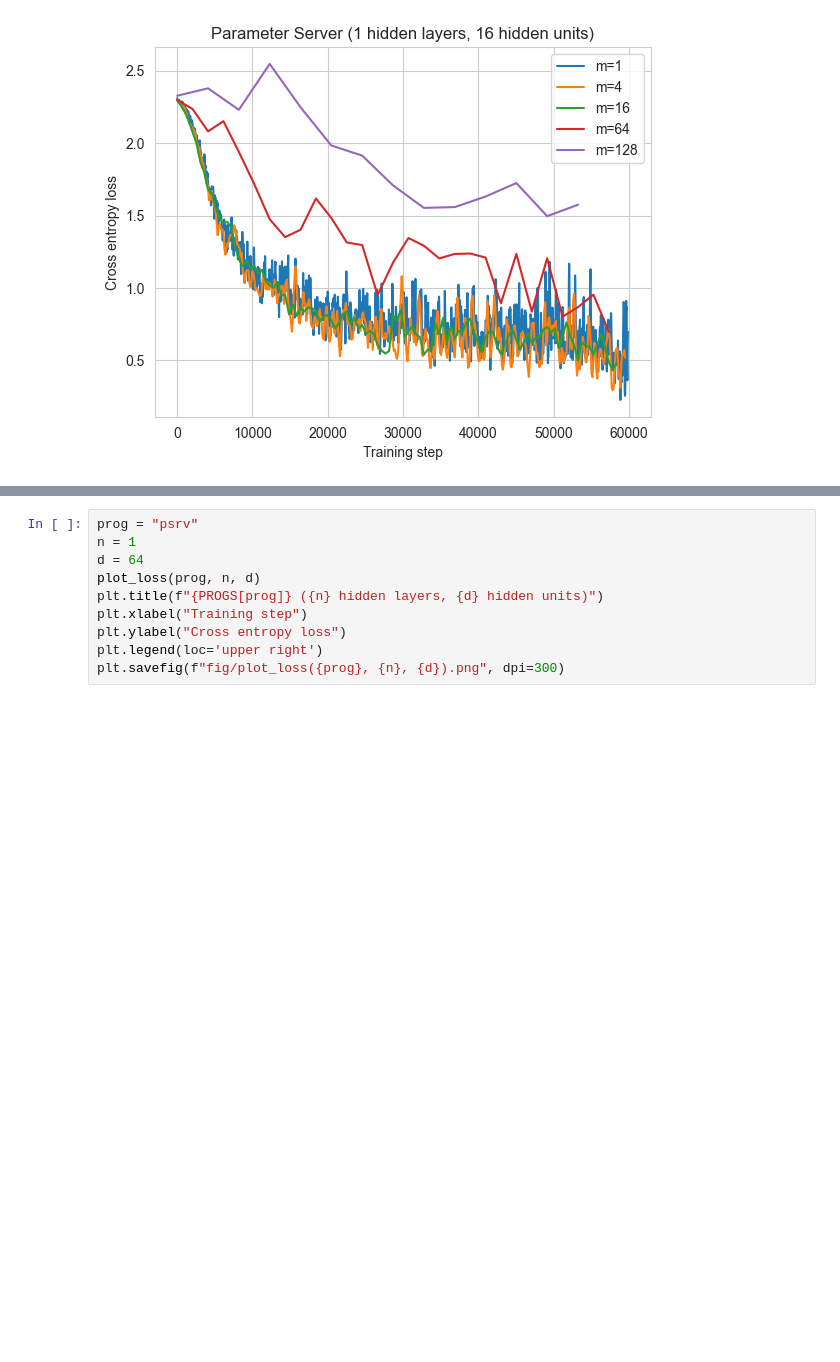
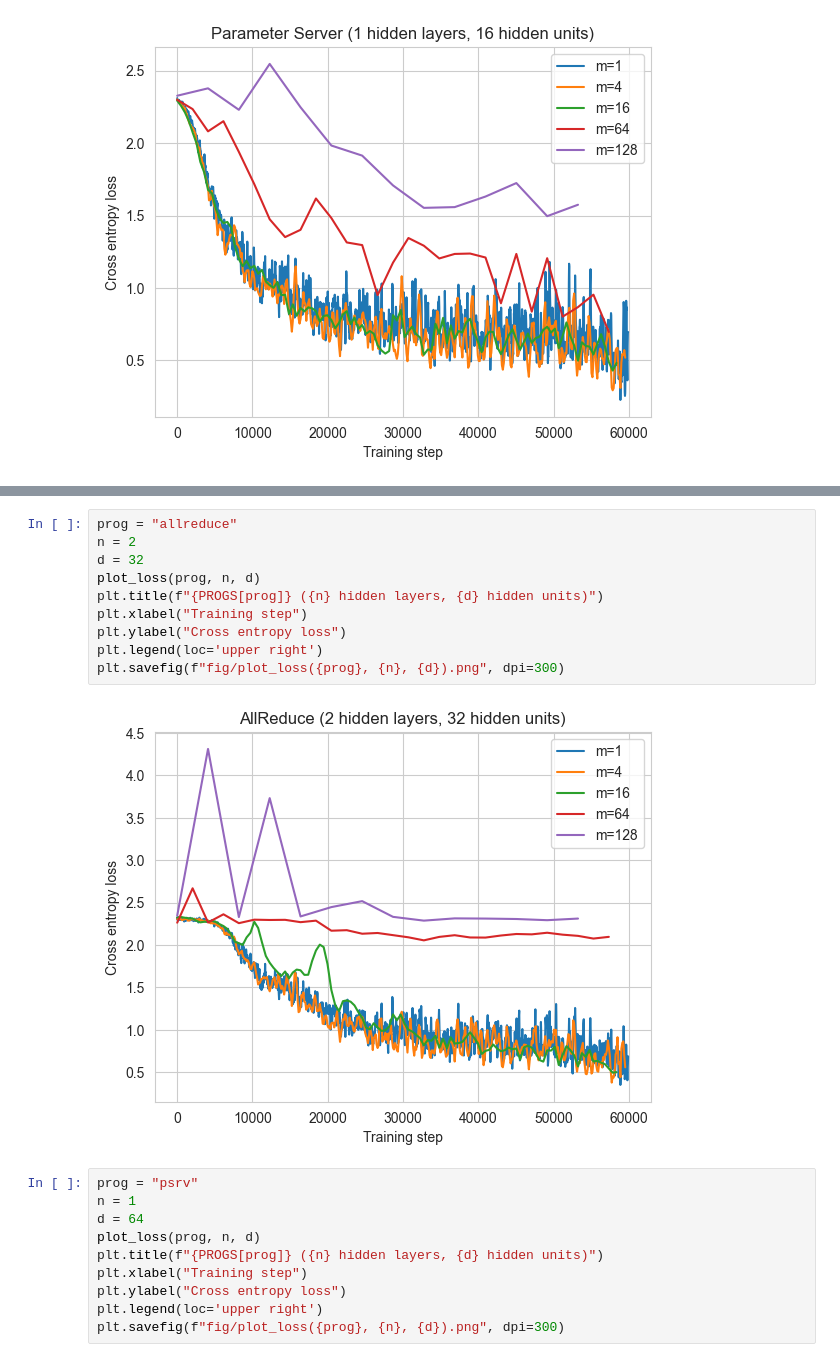
Before and after one commit to galalalala/15618-Final-Project, a Jupyter notebook: plot.ipynb, the cells around one changed output, grey strips where cells are left out. Cells and saved outputs as stored; diff of their text form; blank space fills up the shorter version.

```diff
--- a/plot.ipynb
+++ b/plot.ipynb
@@ -121,3 +121,15 @@ plt.savefig(f"fig/plot_loss({prog}, {n}, {d}).png", dpi=300)
+# %%
+prog = "allreduce"
+n = 2
+d = 32
+plot_loss(prog, n, d)
+plt.title(f"{PROGS[prog]} ({n} hidden layers, {d} hidden units)")
+plt.xlabel("Training step")
+plt.ylabel("Cross entropy loss")
+plt.legend(loc='upper right')
+plt.savefig(f"fig/plot_loss({prog}, {n}, {d}).png", dpi=300)
+# %% [output]
+[figure, added]
 # %%
 prog = "psrv"
 n = 1
```
Also changed, not shown: parts of 1 cell of this notebook, 6 other files.
